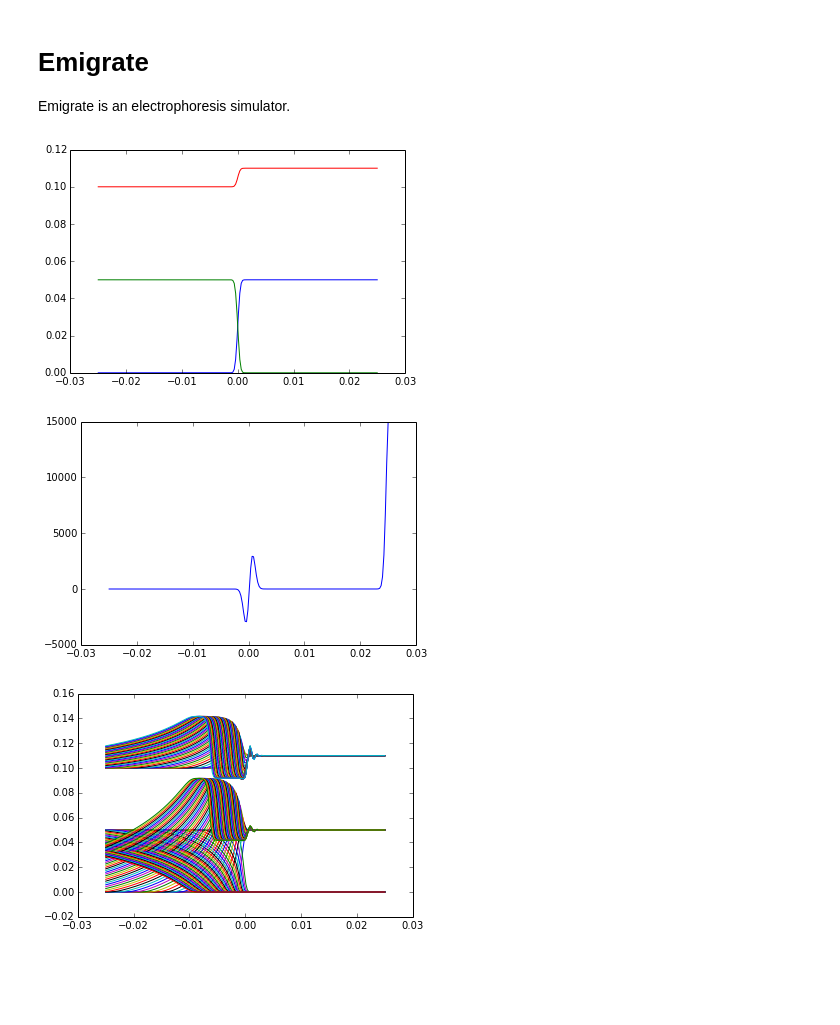
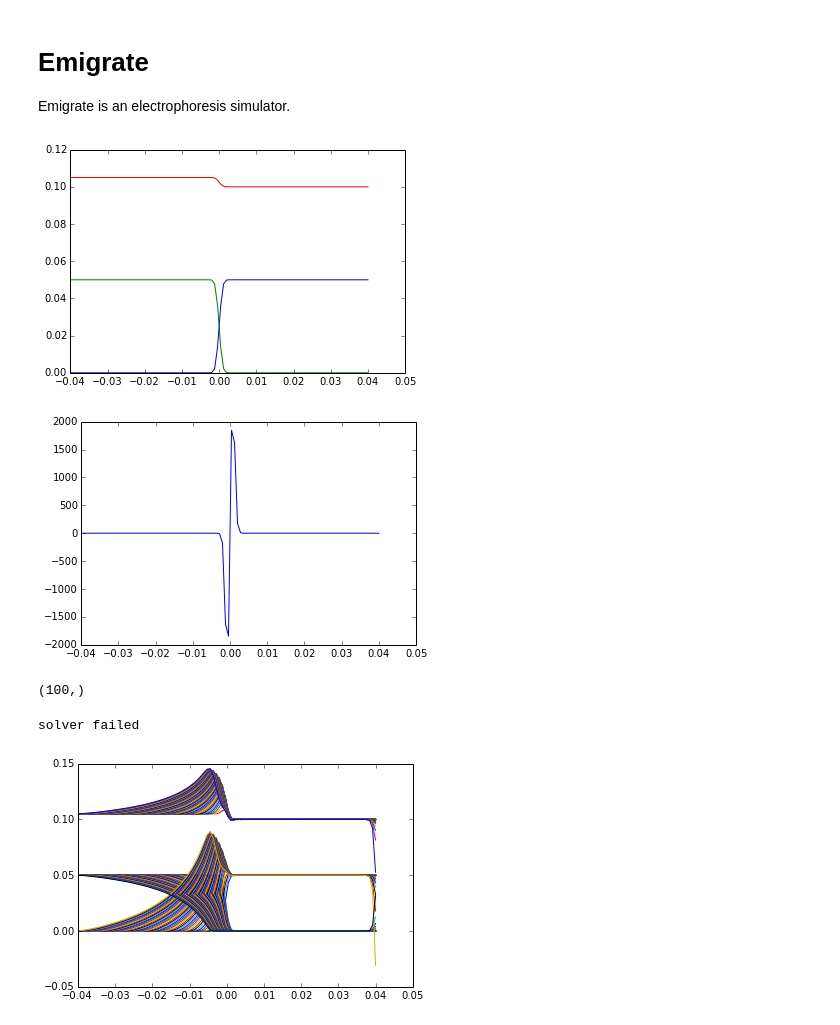
Before and after one commit to lewisamarshall/emigrate, a Jupyter notebook: Tutorial.ipynb, the cells around one changed output. Drawn from its saved outputs; the diff is of its cells as text; code cells hidden in the pictures; blank space fills up the shorter version.

Commit message:
Fixed problem with differentiation.
Right hand boundary needed opposite values, they were not.

```diff
--- a/Tutorial.ipynb
+++ b/Tutorial.ipynb
@@ -10,13 +10,13 @@ import cProfile
 # %%
 tris = ionize.load_ion('tris')
 
-solutions = [ionize.Solution(['caproic acid', tris], [.05, .1]),
-                 ionize.Solution(['hydrochloric acid', tris], [.05, .11])
+solutions = [ionize.Solution(['caproic acid', tris], [.05, .105]),
+                 ionize.Solution(['hydrochloric acid', tris], [.05, .1])
                  ]
 
-system = emigrate.Constructor(domain_length=0.005,
-                         nodes=200,
-                         interface_length=.0005,
+system = emigrate.Constructor(domain_length=0.008,
+                         nodes=100,
+                         interface_length=.001,
                          solutions=solutions,
                          V=10, I=None,
                          domain_mode='centered'
@@ -26,15 +26,21 @@ for i in range(3):
     plot(system.domain, system.concentrations[i,:])
 show()
 # %% [output]
-[figure, old version]
+[figure, new version]
 # %%
 solver = emigrate.Migrate(system)
 # plot(solver.z, solver.node_cost(solver.concentrations))
-plot(solver.z, solver.node_flux(solver.concentrations))
+# plot(solver.z, solver.node_flux(solver.concentrations))
+
+plot(solver.z, solver.second_derivative(solver.concentrations)[2,:])
+# plot(solver.z, solver.x)
+# print solver.differ.A1
 # plot(solver.z, solver.first_derivative(solver.concentrations)[2,:])
 show()
+print solver.x.T.shape
 # %% [output]
-[figure, old version]
+[figure, new version]
+(100,)
 # %%
 t = np.linspace(0, 3e3, 50)
 solver.solve(t, method='rk45')
@@ -43,4 +49,5 @@ for my_sol in solver.solution:
             plot(solver.z, sub_sol)
 show()
 # %% [output]
+solver failed
-[figure, old version]
+[figure, new version]
```
Also changed, not shown: 1 other file.
